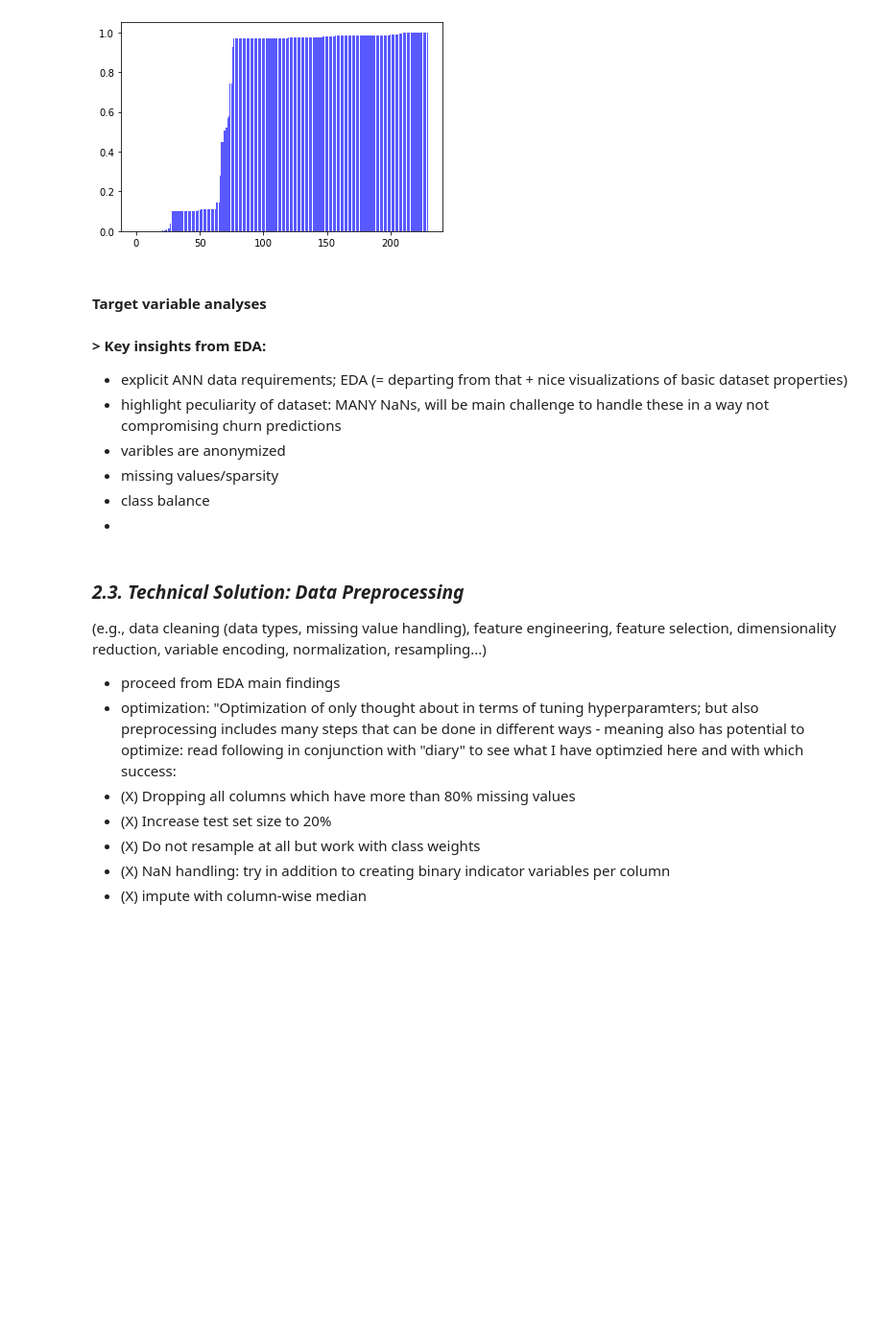
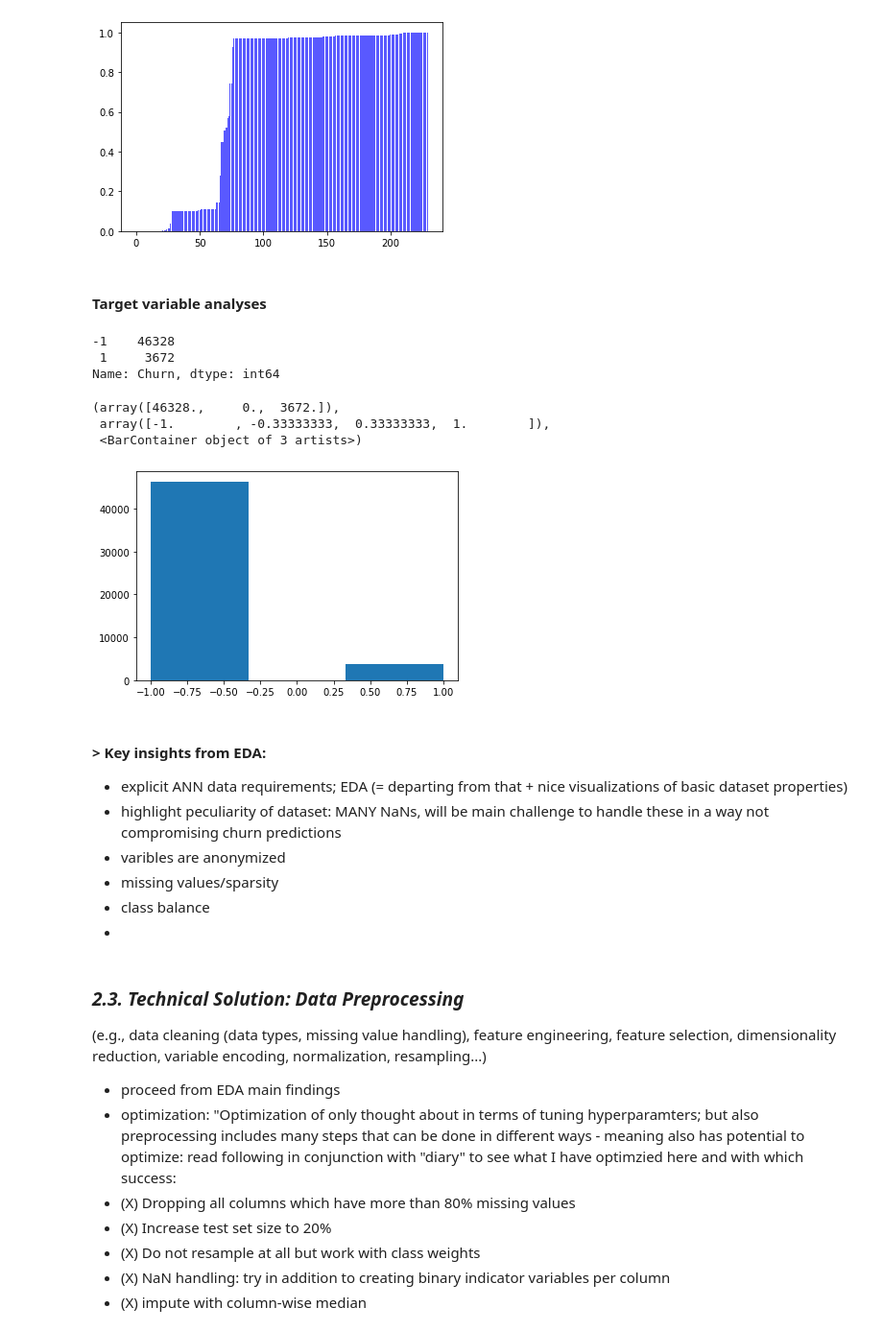
Before and after one commit to marc-feldmann/CustomerChurnPrediction, a Jupyter notebook: report.ipynb, the cells around one changed output. Shown at 96% size. Saved outputs shown, nothing was run; the diff lists cells and outputs as text; code cells hidden in the pictures; blank space fills up the shorter version.

```diff
--- a/report.ipynb
+++ b/report.ipynb
@@ -109,13 +122,22 @@ plt.bar(range(len(temp)), sorted(temp), color='blue', alpha=0.65)
 # %% [output]
 <BarContainer object of 230 artists>
 [figure]
+# %% [markdown]
+#### Target variable analyses
+# %%
+data_labels['Churn'].value_counts()
+# %% [output]
+-1    46328
+ 1     3672
+Name: Churn, dtype: int64
+# %%
+plt.hist(data_labels['Churn'], bins=3)
+# %% [output]
+(array([46328.,     0.,  3672.]),
+ array([-1.        , -0.33333333,  0.33333333,  1.        ]),
+ <BarContainer object of 3 artists>)
+[figure, added]
 # %% [markdown]
-
-
-#### Target variable analyses
-
-
-
 #### > Key insights from EDA:
 
 - explicit ANN data requirements; EDA (= departing from that + nice visualizations of basic dataset properties)
```
Also changed, not shown: parts of 1 cell of this notebook, 1 other file.
